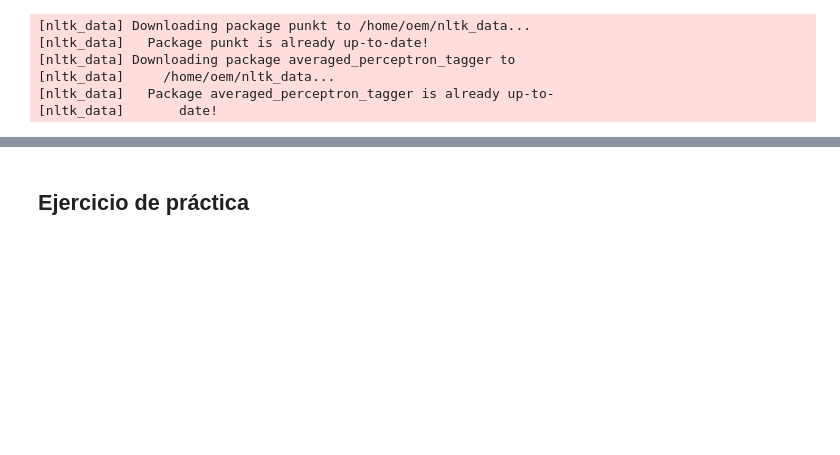
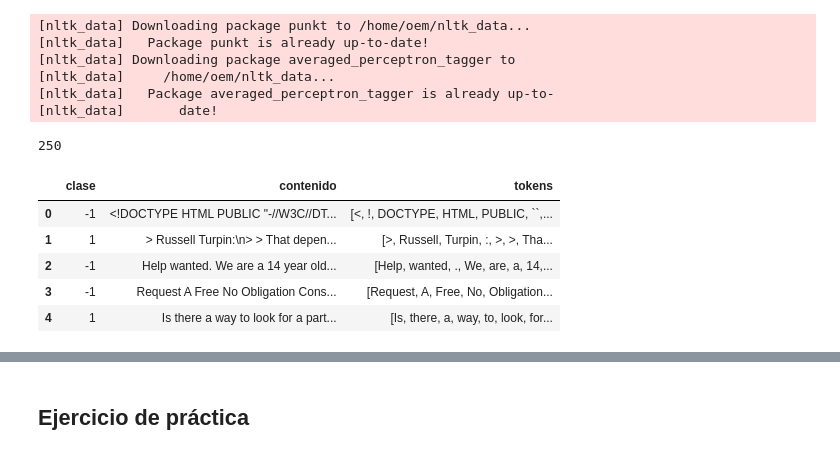
Before and after one commit to jaidenmeiden/clasificacion-con-NLTK, a Jupyter notebook: 1_clasificacion.ipynb, the cells around one changed output, grey strips where cells are left out. Saved outputs shown, nothing was run; the diff lists cells and outputs as text; code cells hidden in the pictures; blank space fills up the shorter version.

Commit message:
feat: Clasificación de documentos (email spam o no spam)

```diff
--- a/1_clasificacion.ipynb
+++ b/1_clasificacion.ipynb
@@ -302,3 +265,16 @@ from nltk import word_tokenize
 [nltk_data]     /home/oem/nltk_data...
 [nltk_data]   Package averaged_perceptron_tagger is already up-to-
 [nltk_data]       date!
+# %%
+df = pd.read_csv('datasets/email/csv/spam-apache.csv', names = ['clase','contenido'])
+df['tokens'] = df['contenido'].apply(lambda x: word_tokenize(x))
+print(len(df))
+df.head()
+# %% [output]
+250
+|  | clase | contenido | tokens |
+| 0 | -1 | <!DOCTYPE HTML PUBLIC "-//W3C//DT... | [<, !, DOCTYPE, HTML, PUBLIC, ``,... |
+| 1 | 1 | > Russell Turpin:\n> > That depen... | [>, Russell, Turpin, :, >, >, Tha... |
+| 2 | -1 | Help wanted. We are a 14 year old... | [Help, wanted, ., We, are, a, 14,... |
+| 3 | -1 | Request A Free No Obligation Cons... | [Request, A, Free, No, Obligation... |
+| 4 | 1 | Is there a way to look for a part... | [Is, there, a, way, to, look, for... |
```
Also changed, not shown: parts of 38 cells of this notebook.
